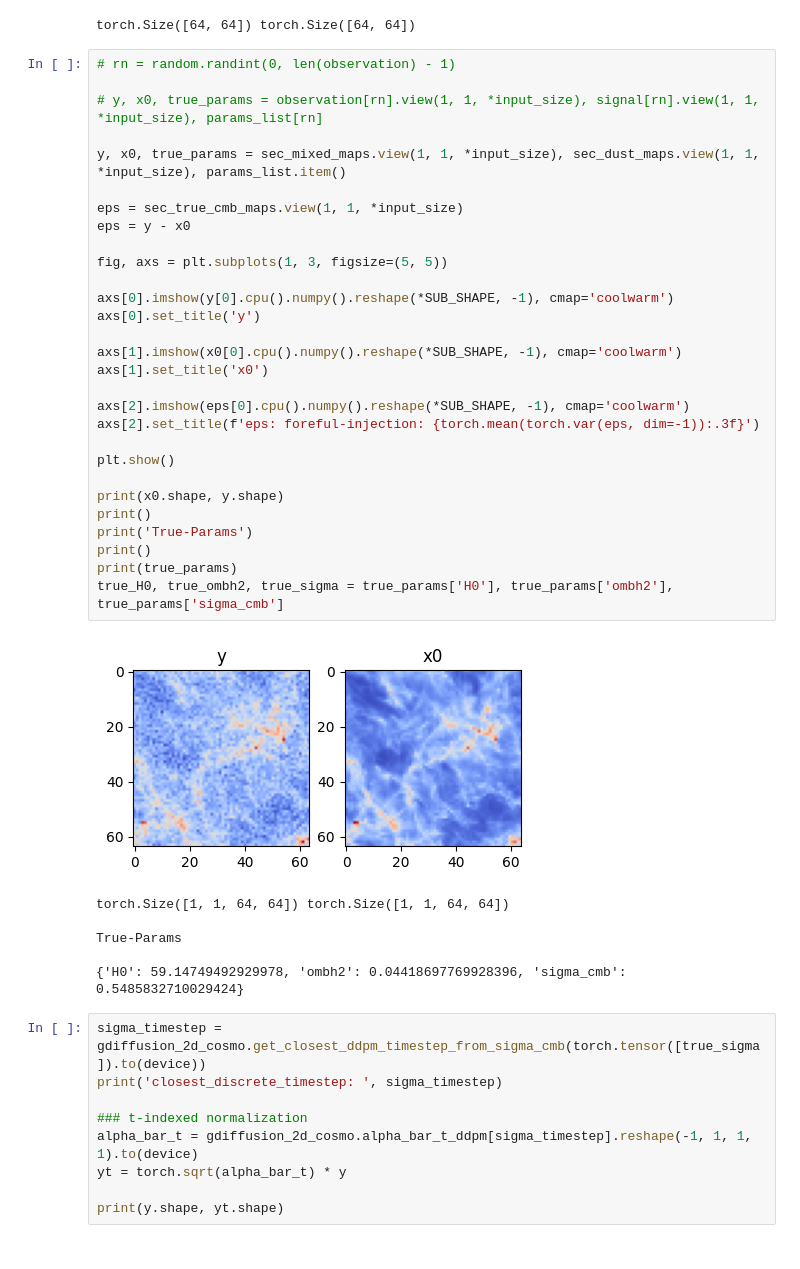
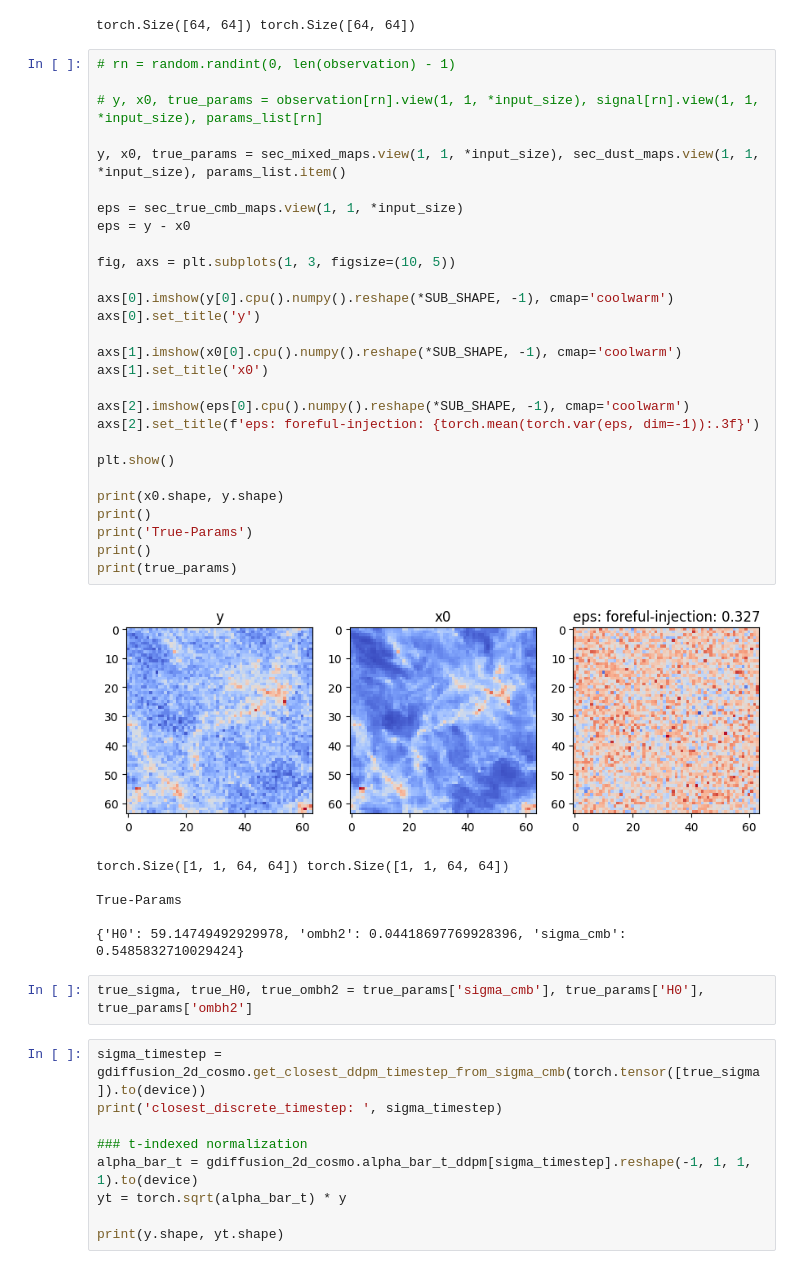
Before and after one commit to AlikMon88/Gibbs-Diff, a Jupyter notebook: unit_main_cosmo.ipynb, the cells around one changed output. Drawn from its saved outputs; the diff is of its cells as text.

```diff
--- a/unit_main_cosmo.ipynb
+++ b/unit_main_cosmo.ipynb
@@ -695,39 +325,40 @@ torch.Size([64, 64]) torch.Size([64, 64])
 # %%
 # rn = random.randint(0, len(observation) - 1)
 
 # y, x0, true_params = observation[rn].view(1, 1, *input_size), signal[rn].view(1, 1, *input_size), params_list[rn]
 
 y, x0, true_params = sec_mixed_maps.view(1, 1, *input_size), sec_dust_maps.view(1, 1, *input_size), params_list.item()
 
 eps = sec_true_cmb_maps.view(1, 1, *input_size)
 eps = y - x0
 
-fig, axs = plt.subplots(1, 3, figsize=(5, 5))
+fig, axs = plt.subplots(1, 3, figsize=(10, 5))
 
 axs[0].imshow(y[0].cpu().numpy().reshape(*SUB_SHAPE, -1), cmap='coolwarm')
 axs[0].set_title('y')
 
 axs[1].imshow(x0[0].cpu().numpy().reshape(*SUB_SHAPE, -1), cmap='coolwarm')
 axs[1].set_title('x0')
 
 axs[2].imshow(eps[0].cpu().numpy().reshape(*SUB_SHAPE, -1), cmap='coolwarm')
 axs[2].set_title(f'eps: foreful-injection: {torch.mean(torch.var(eps, dim=-1)):.3f}')
 
 plt.show()
 
 print(x0.shape, y.shape)
 print()
 print('True-Params')
 print()
 print(true_params)
-true_H0, true_ombh2, true_sigma = true_params['H0'], true_params['ombh2'], true_params['sigma_cmb']
 # %% [output]
-[figure, old version]
+[figure, new version]
 torch.Size([1, 1, 64, 64]) torch.Size([1, 1, 64, 64])
 
 True-Params
 
 {'H0': 59.14749492929978, 'ombh2': 0.04418697769928396, 'sigma_cmb': 0.5485832710029424}
+# %%
+true_sigma, true_H0, true_ombh2 = true_params['sigma_cmb'], true_params['H0'], true_params['ombh2']
 # %%
 sigma_timestep = gdiffusion_2d_cosmo.get_closest_ddpm_timestep_from_sigma_cmb(torch.tensor([true_sigma]).to(device))
 print('closest_discrete_timestep: ', sigma_timestep)
```
Also changed, not shown: parts of 30 cells of this notebook, 3 other files.
